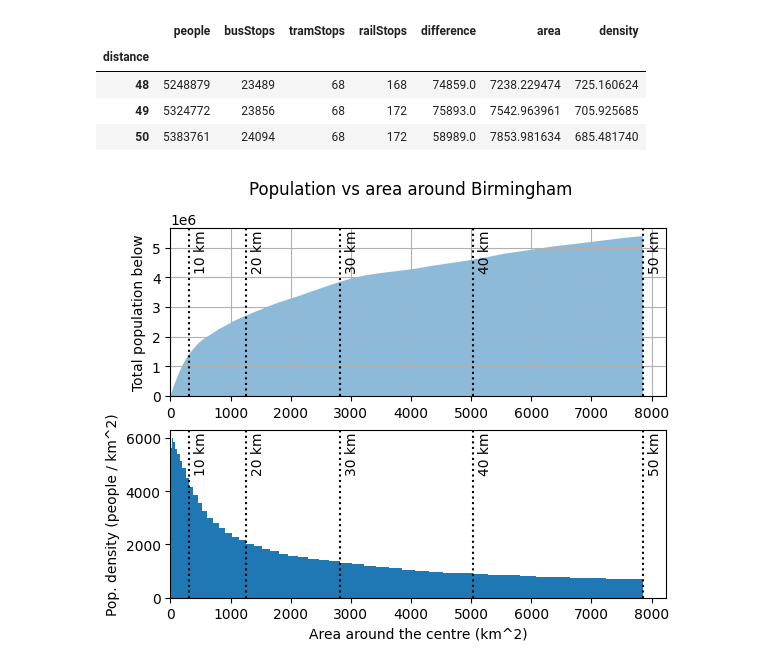
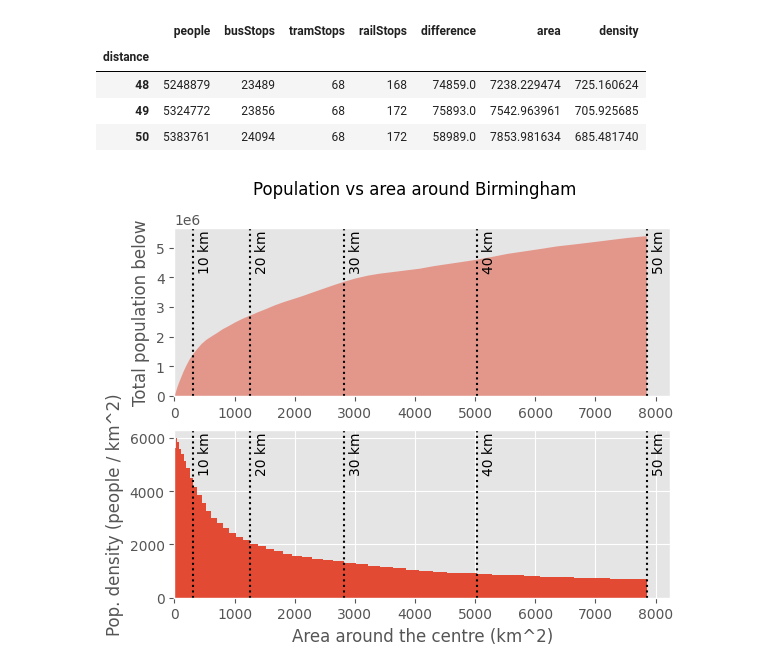
Before and after one commit to alifeee/blogtest, a Jupyter notebook: ring-populations/data/birminghampop-vs-km.ipynb, the cells around one changed output. Drawn from its saved outputs; the diff is of its cells as text; code cells hidden in the pictures.

Commit message:
use ggplot style

```diff
--- a/ring-populations/data/birminghampop-vs-km.ipynb
+++ b/ring-populations/data/birminghampop-vs-km.ipynb
@@ -8,6 +8,8 @@ import json
 import matplotlib.pyplot as plt
 import pandas
 from io import StringIO
+
+plt.style.use('ggplot')
 # %% [markdown]
 Constants
 # %%
@@ -105,31 +107,33 @@ fig.suptitle("Population vs area around Birmingham")
 ax1 = fig.add_subplot(211)
 ax1.fill_between(df["area"], df["people"], label="Total population", alpha=0.5)
 ax1.set_ylabel("Total population below")
 ax1.grid()
 ax1.set_ylim(bottom=0)
 ax1.set_xlim(left=0)
 
 ax2 = fig.add_subplot(212, sharex=ax1)
 ax2.hist(df["area"][:-1], df["area"], weights=df["density"][1:])
 ax2.set_ylabel("Pop. density (people / km^2)")
 ax2.set_xlabel("Area around the centre (km^2)")
 ax2.set_ylim(bottom=0)
 ax2.set_xlim(left=0)
 
 # add lines for 10/20/30/40/50 km
 for km in range(10, MAX_KM + 1, 10):
     for ax in [ax1, ax2]:
         ax.axvline(km * km * 3.14159265359, color="black", linestyle="dotted")
         ax.text(
             km * km * 3.14159265359 + 0.01 * ax.get_xlim()[1],
             ax.get_ylim()[1] - 0.01 * ax.get_ylim()[1],
             f"{km} km",
             rotation=90,
             verticalalignment="top",
         )
 
 plt.show()
 
+fig.patch.set_facecolor('none')
+
 fig.savefig("../images/bham-pop-vs-area.svg", format="svg", dpi=300, bbox_inches="tight")
 # %% [output]
-[figure, old version]
+[figure, new version]
```
Also changed, not shown: parts of 1 cell of this notebook, 6 other files.
